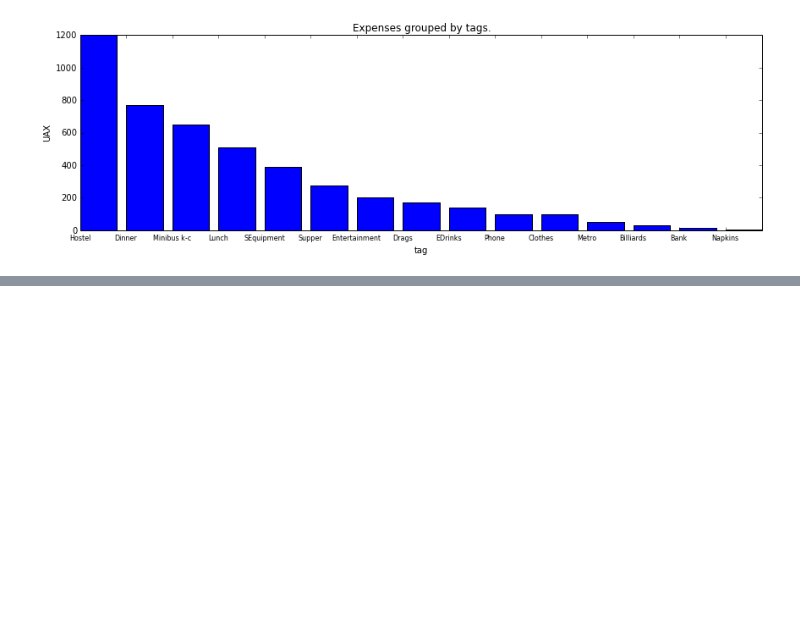
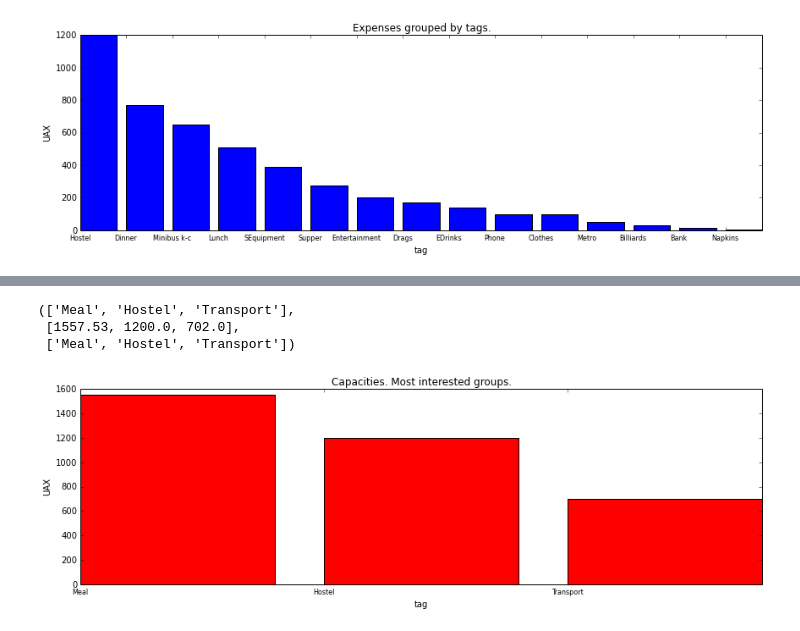
Before and after one commit to vlikin/budget, a Jupyter notebook: ext/shell/real_data_v1/Viktor - Kyiv.ipynb, the cells around one changed output, grey strips where cells are left out. Drawn from its saved outputs; the diff is of its cells as text; code cells hidden in the pictures; blank space fills up the shorter version.

```diff
--- a/ext/shell/real_data_v1/Viktor - Kyiv.ipynb
+++ b/ext/shell/real_data_v1/Viktor - Kyiv.ipynb
@@ -79,0 +82,23 @@ axes.set_title('Expenses grouped by tags.');
+# %%
+flat_tag_names_1 = ['Meal', 'Hostel', 'Transport']
+flat_tags_1 = OrderedDict([ (tag_name, flat_tags[tag_name]) for tag_name in flat_tag_names_1])
+capacities = [ tag['capacity'] for tag_name, tag in flat_tags_1.items() ]
+flat_tag_names_1, capacities, flat_tags_1.keys()
+# %% [output]
+(['Meal', 'Hostel', 'Transport'],
+ [1557.53, 1200.0, 702.0],
+ ['Meal', 'Hostel', 'Transport'])
+# %%
+fig = plt.figure(figsize=(14, 4), dpi=200)
+axes = fig.add_axes([0.1, 0.1, 0.8, 0.8]) # left, bottom, width, height (range 0 to 1)
+ticks = range(len(flat_tags_1))
+axes.set_xticks(ticks)
+axes.set_xticklabels(flat_tag_names_1, fontsize=8)
+all_colors = 'rgbkymc';
+colors = [ all_colors[tag['level']] for tag_name, tag in flat_tags_1.items() ]
+items = axes.bar(ticks, capacities, color=colors)
+axes.set_xlabel('tag')
+axes.set_ylabel('UAX')
+axes.set_title('Capacities. Most interested groups.');
+# %% [output]
+[figure, added]
```
Also changed, not shown: parts of 6 cells of this notebook, 2 other files.
